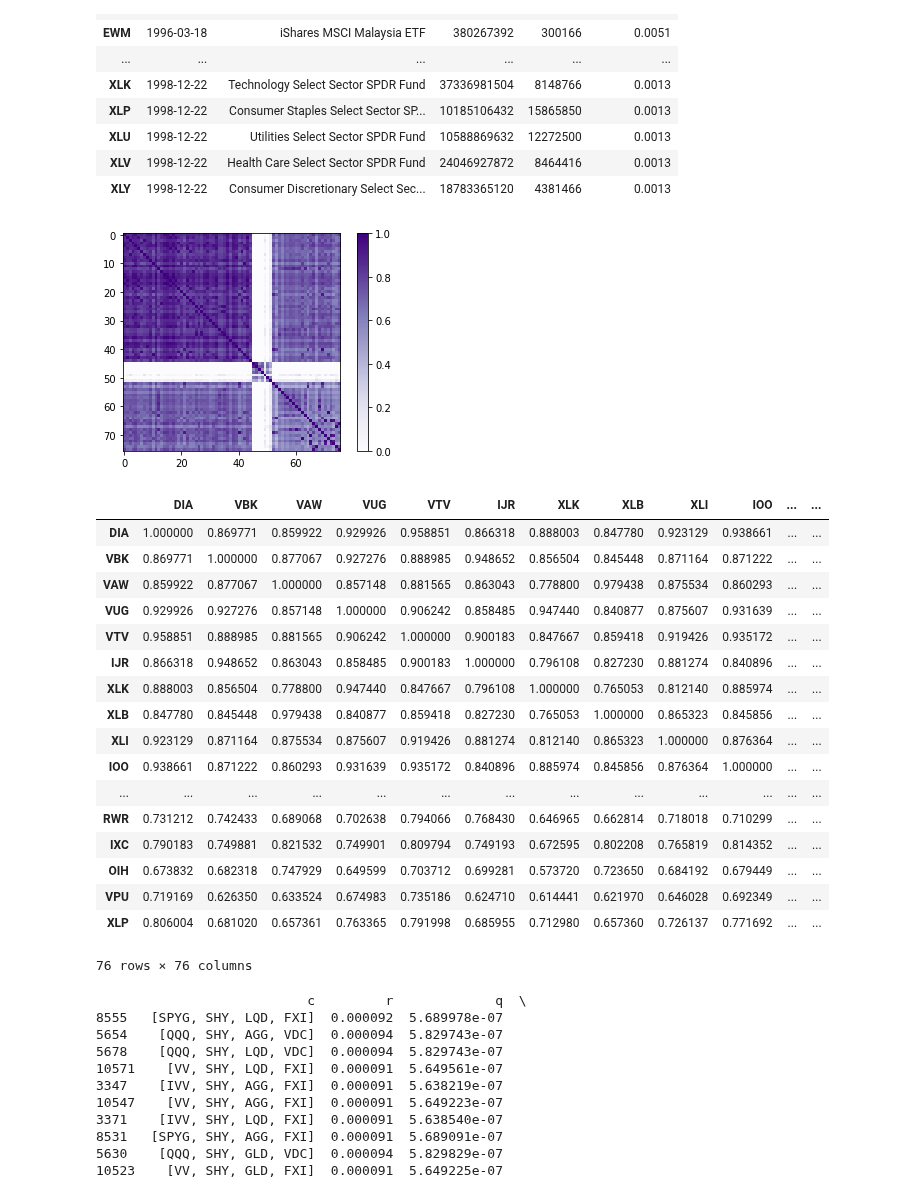
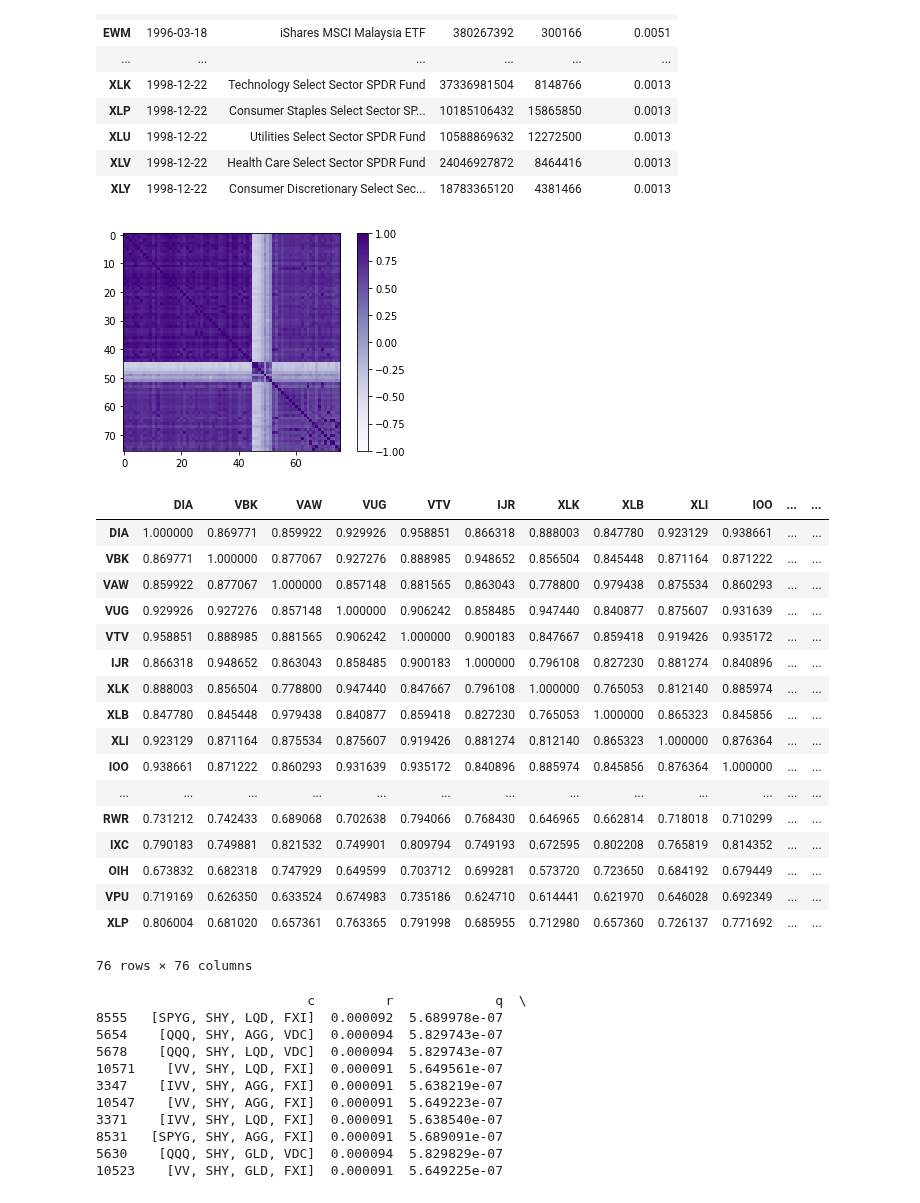
Before and after one commit to sonesuke/mypo, a Jupyter notebook: docs/tutorial/tickers.ipynb, the cells around one changed output. Saved outputs shown, nothing was run; the diff lists cells and outputs as text; code cells hidden in the pictures.

```diff
--- a/docs/tutorial/tickers.ipynb
+++ b/docs/tutorial/tickers.ipynb
@@ -24,7 +24,6 @@ loader = loader.since(datetime(2005, 1, 1))
 market = loader.get_market()
 # %%
 pd.set_option('display.max_rows', 200)
-pd.set_option('display.max_cols', 200)
 
 summary = loader.summary()
 summary = summary.sort_index()
@@ -50,17 +49,17 @@ summary
 # %%
 import matplotlib.pyplot as plt
 from mypo import clustering_tickers, evaluate_combinations
 cluster = clustering_tickers(market, n=4)
 corr = market.get_rate_of_change()[cluster.index].corr()
 
 plt.figure()
-plt.imshow(corr,interpolation='nearest',vmin=0,vmax=1,cmap='Purples')
+plt.imshow(corr,interpolation='nearest',vmin=-1,vmax=1,cmap='Purples')
 plt.colorbar()
 plt.show()
 
 corr
 # %% [output]
-[figure, old version]
+[figure, new version]
 |  | DIA | VBK | VAW | VUG | VTV | IJR | XLK | XLB | XLI | IOO | ... | ... |
 | DIA | 1.000000 | 0.869771 | 0.859922 | 0.929926 | 0.958851 | 0.866318 | 0.888003 | 0.847780 | 0.923129 | 0.938661 | ... | ... |
 | VBK | 0.869771 | 1.000000 | 0.877067 | 0.927276 | 0.888985 | 0.948652 | 0.856504 | 0.845448 | 0.871164 | 0.871222 | ... | ... |
```
Also changed, not shown: parts of 3 cells of this notebook.
